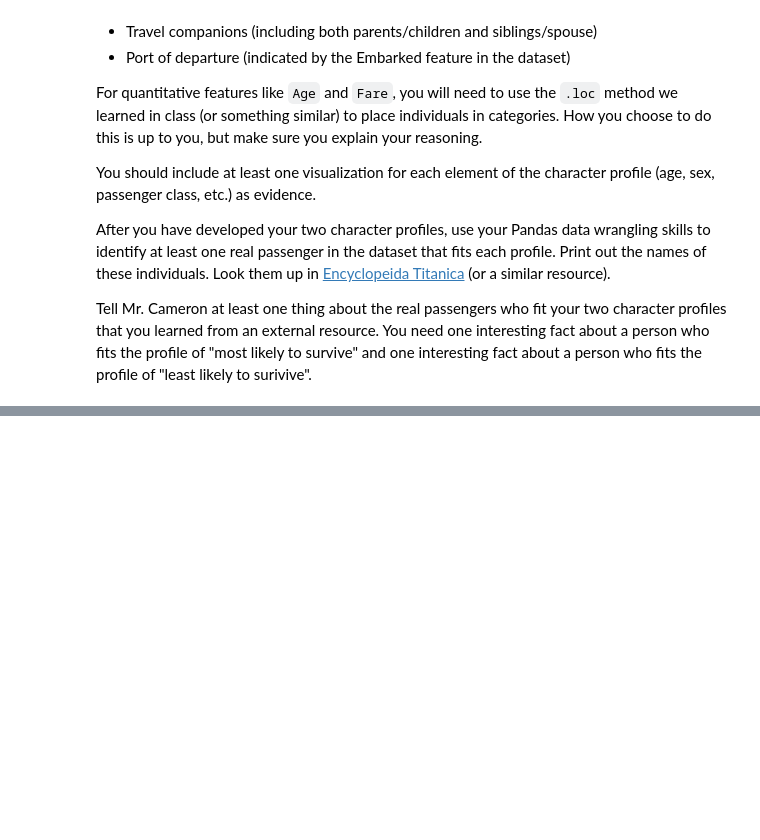
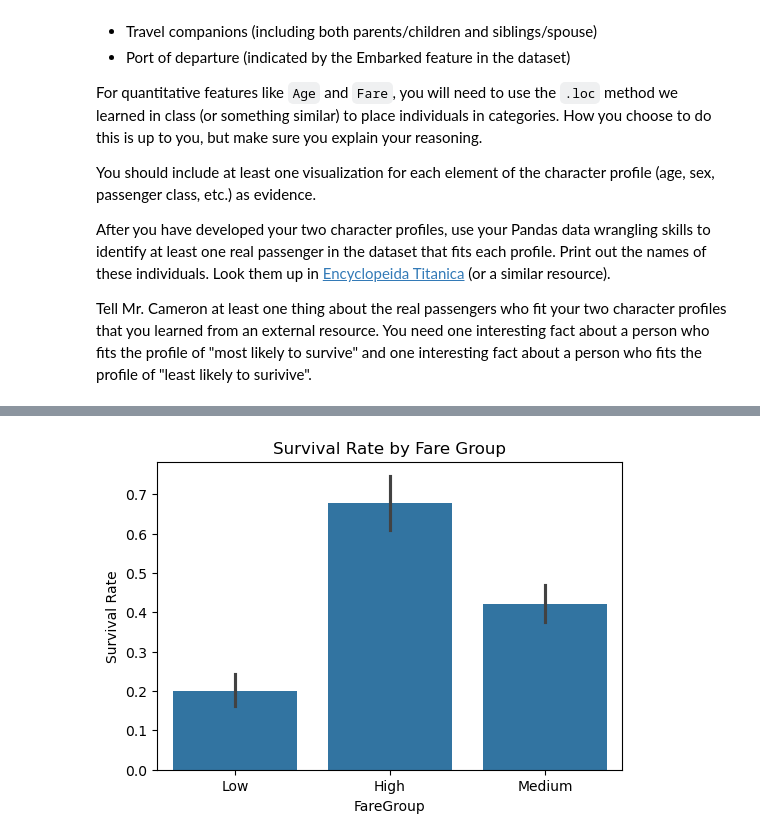
Before and after one commit to jennduke/Data_Visualization_And_Modeling, a Jupyter notebook: Lab/2.3 Visualizing Relationships Between Categorical Features Lab.ipynb, the cells around one changed output, grey strips where cells are left out. Cells and saved outputs as stored; diff of their text form; code cells hidden in the pictures; blank space fills up the shorter version.

```diff
--- a/Lab/2.3 Visualizing Relationships Between Categorical Features Lab.ipynb
+++ b/Lab/2.3 Visualizing Relationships Between Categorical Features Lab.ipynb
@@ -20,0 +88,8 @@ Tell Mr. Cameron at least one thing about the real passengers who fit your two c
+# %%
+plt.figure(figsize=(6,4))
+sns.barplot(data=df, x='FareGroup', y='Survived')
+plt.title('Survival Rate by Fare Group')
+plt.ylabel('Survival Rate')
+plt.show()
+# %% [output]
+[figure, added]
```
Also changed, not shown: parts of 19 cells of this notebook.
